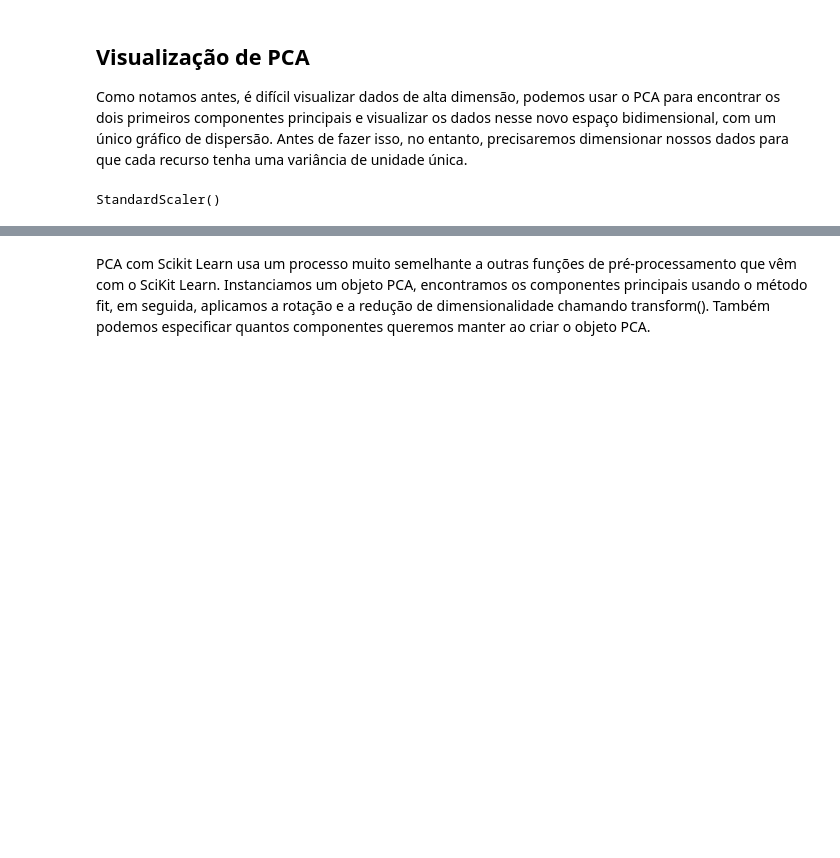
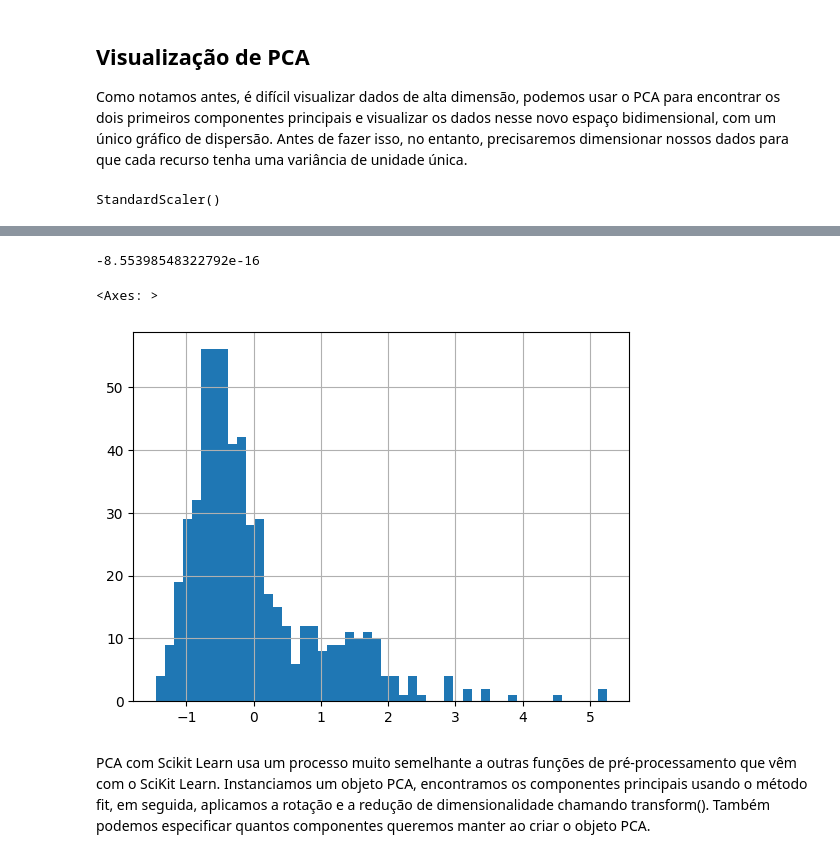
Before and after one commit to vnikoofard/Introduction-to-Data-Science, a Jupyter notebook: 13-Dimensional Reduction/01-Principal Component Analysis.ipynb, the cells around one changed output, grey strips where cells are left out. Drawn from its saved outputs; the diff is of its cells as text; code cells hidden in the pictures; blank space fills up the shorter version.

```diff
--- a/13-Dimensional Reduction/01-Principal Component Analysis.ipynb
+++ b/13-Dimensional Reduction/01-Principal Component Analysis.ipynb
@@ -98,3 +103,7 @@ scaler.fit(df)
 StandardScaler()
 # %%
 scaled_data = scaler.transform(df)
+# %%
+df = pd.DataFrame(scaled_data,columns=cancer['feature_names'])
+
+df.head()
@@ -101,3 +118,12 @@ scaled_data = scaler.transform(df)
+# %%
+df['mean area'].mean()
+# %% [output]
+-8.55398548322792e-16
+# %%
+df['mean area'].hist(bins=50)
+# %% [output]
+<Axes: >
+[figure, added]
 # %% [markdown]
 PCA com Scikit Learn usa um processo muito semelhante a outras funções de pré-processamento que vêm com o SciKit Learn. Instanciamos um objeto PCA, encontramos os componentes principais usando o método fit, em seguida, aplicamos a rotação e a redução de dimensionalidade chamando transform().
 Também podemos especificar quantos componentes queremos manter ao criar o objeto PCA.
```
Also changed, not shown: parts of 4 cells of this notebook, 3 other files.
